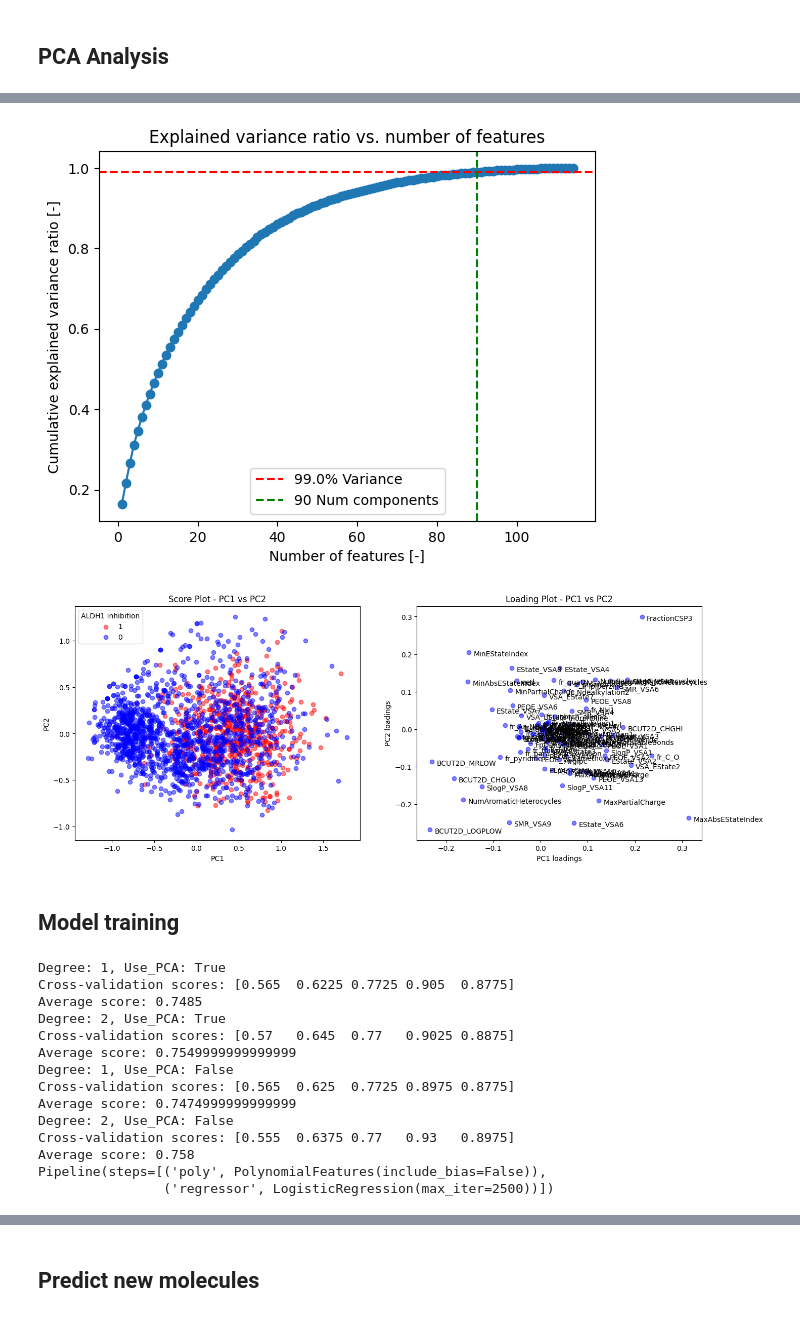
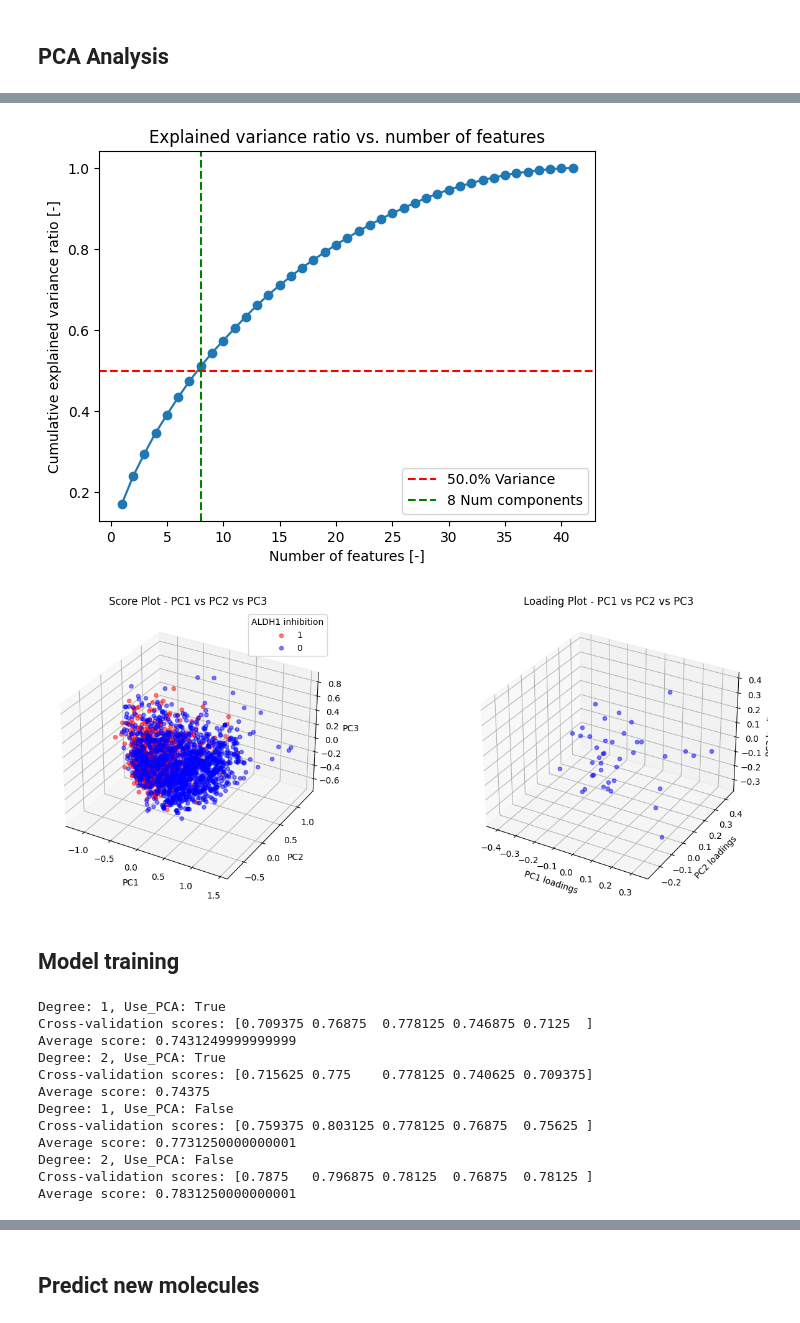
Before and after one commit to jespervh19/8CC00Code, a Jupyter notebook: GroupAssignment/Group_assignment_notebook.ipynb, the cells around one changed output, grey strips where cells are left out. Cells and saved outputs as stored; diff of their text form; code cells hidden in the pictures.

```diff
--- a/GroupAssignment/Group_assignment_notebook.ipynb
+++ b/GroupAssignment/Group_assignment_notebook.ipynb
@@ -48,5 +48,5 @@ highly_correlated_pairs = analysis.correlation(descriptors)
 # %%
 descriptors = analysis.remove_colinear(descriptors, highly_correlated_pairs)
 # %%
-num_components = analysis.plot_variance(descriptors, percentage=0.99)
+num_components = analysis.plot_variance(descriptors, percentage=0.9)
 # %% [output]
@@ -60,2 +74,3 @@ feature_rankings = analysis.feature_rankings(descriptors, num_components)
 # %%
-selected_descriptors = list(feature_rankings[feature_rankings>0.05].index)
+selected_descriptors = list(feature_rankings[feature_rankings>0.07].index)
+selected_descriptors
@@ -62,10 +95,10 @@ selected_descriptors = list(feature_rankings[feature_rankings>0.05].index)
 # %%
-num_components = analysis.plot_variance(descriptors[selected_descriptors], percentage=0.99)
+num_components = analysis.plot_variance(descriptors[selected_descriptors], percentage=0.5)
 # %% [output]
-[figure, old version]
+[figure, new version]
 # %%
 analysis.plot_loadings(descriptors[selected_descriptors], labels, num_components)
 # %% [output]
-[figure, old version]
+[figure, new version]
 # %% [markdown]
 ## Model training
@@ -74,19 +108,16 @@ X, y = descriptors[selected_descriptors], labels
 # %%
-pipeline = model.train(X, y, num_components, degrees=[1,2], use_pca=[True, False])
-print(pipeline)
+pipeline = model.train(X_train, y_train, num_components, degrees=[1,2], use_pca=[True, False])
 # %% [output]
 Degree: 1, Use_PCA: True
-Cross-validation scores: [0.565  0.6225 0.7725 0.905  0.8775]
-Average score: 0.7485
+Cross-validation scores: [0.709375 0.76875  0.778125 0.746875 0.7125  ]
+Average score: 0.7431249999999999
 Degree: 2, Use_PCA: True
-Cross-validation scores: [0.57   0.645  0.77   0.9025 0.8875]
-Average score: 0.7549999999999999
+Cross-validation scores: [0.715625 0.775    0.778125 0.740625 0.709375]
+Average score: 0.74375
 Degree: 1, Use_PCA: False
-Cross-validation scores: [0.565  0.625  0.7725 0.8975 0.8775]
-Average score: 0.7474999999999999
+Cross-validation scores: [0.759375 0.803125 0.778125 0.76875  0.75625 ]
+Average score: 0.7731250000000001
 Degree: 2, Use_PCA: False
-Cross-validation scores: [0.555  0.6375 0.77   0.93   0.8975]
-Average score: 0.758
-Pipeline(steps=[('poly', PolynomialFeatures(include_bias=False)),
-                ('regressor', LogisticRegression(max_iter=2500))])
+Cross-validation scores: [0.7875   0.796875 0.78125  0.76875  0.78125 ]
+Average score: 0.7831250000000001
 # %%
```
Also changed, not shown: parts of 11 cells of this notebook, 3 other files.
